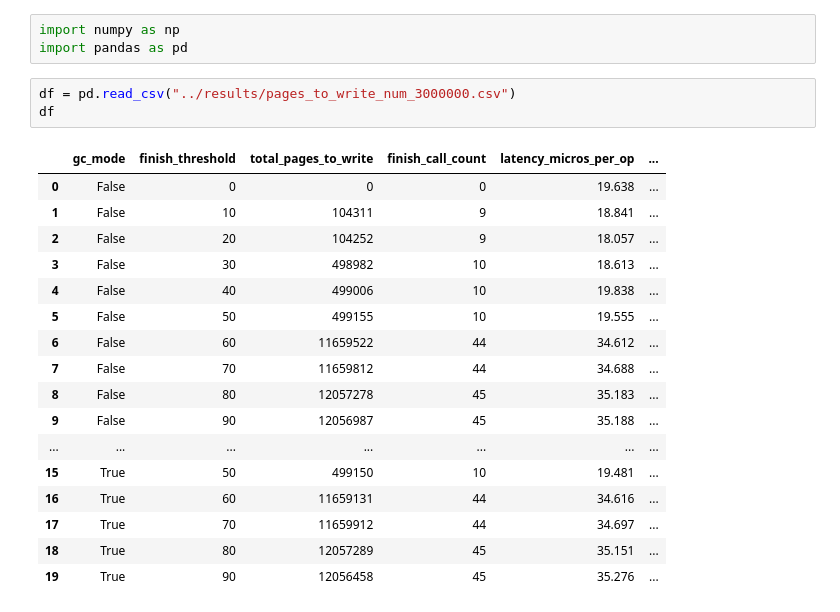
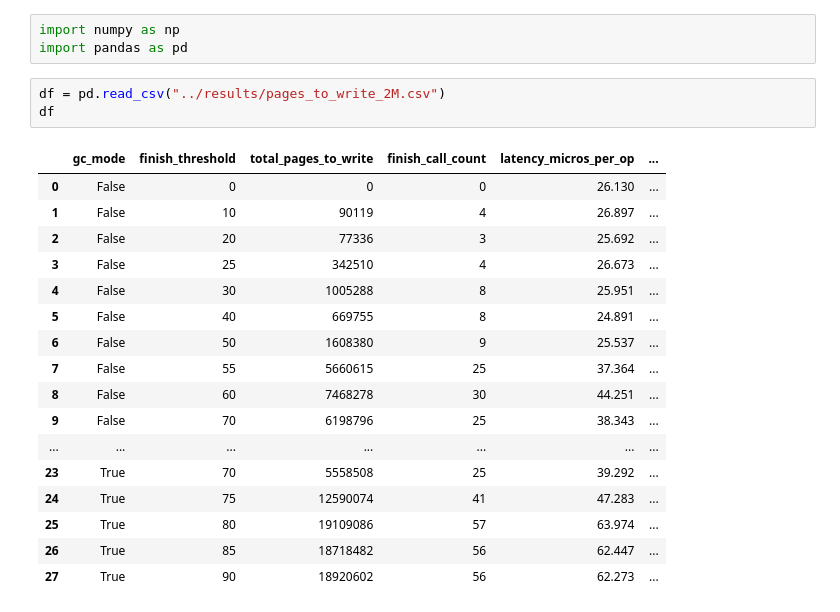
Before and after one commit to Nanat1/CS561_GC_Research, a Jupyter notebook: analysis/dlwa_analysis.ipynb, the cells around one changed output. Drawn from its saved outputs; the diff is of its cells as text.

```diff
--- a/analysis/dlwa_analysis.ipynb
+++ b/analysis/dlwa_analysis.ipynb
@@ -9,23 +9,23 @@ Comparing two zone management strategies on ZNS SSD (ConfZNS++) across different
 import numpy as np
 import pandas as pd
 # %%
-df = pd.read_csv("../results/pages_to_write_num_3000000.csv")
+df = pd.read_csv("../results/pages_to_write_2M.csv")
 df
 # %% [output]
 |  | gc_mode | finish_threshold | total_pages_to_write | finish_call_count | latency_micros_per_op | ... |
-| 0 | False | 0 | 0 | 0 | 19.638 | ... |
-| 1 | False | 10 | 104311 | 9 | 18.841 | ... |
-| 2 | False | 20 | 104252 | 9 | 18.057 | ... |
-| 3 | False | 30 | 498982 | 10 | 18.613 | ... |
-| 4 | False | 40 | 499006 | 10 | 19.838 | ... |
-| 5 | False | 50 | 499155 | 10 | 19.555 | ... |
-| 6 | False | 60 | 11659522 | 44 | 34.612 | ... |
-| 7 | False | 70 | 11659812 | 44 | 34.688 | ... |
-| 8 | False | 80 | 12057278 | 45 | 35.183 | ... |
-| 9 | False | 90 | 12056987 | 45 | 35.188 | ... |
+| 0 | False | 0 | 0 | 0 | 26.130 | ... |
+| 1 | False | 10 | 90119 | 4 | 26.897 | ... |
+| 2 | False | 20 | 77336 | 3 | 25.692 | ... |
+| 3 | False | 25 | 342510 | 4 | 26.673 | ... |
+| 4 | False | 30 | 1005288 | 8 | 25.951 | ... |
+| 5 | False | 40 | 669755 | 8 | 24.891 | ... |
+| 6 | False | 50 | 1608380 | 9 | 25.537 | ... |
+| 7 | False | 55 | 5660615 | 25 | 37.364 | ... |
+| 8 | False | 60 | 7468278 | 30 | 44.251 | ... |
+| 9 | False | 70 | 6198796 | 25 | 38.343 | ... |
 | ... | ... | ... | ... | ... | ... | ... |
-| 15 | True | 50 | 499150 | 10 | 19.481 | ... |
-| 16 | True | 60 | 11659131 | 44 | 34.616 | ... |
-| 17 | True | 70 | 11659912 | 44 | 34.697 | ... |
-| 18 | True | 80 | 12057289 | 45 | 35.151 | ... |
-| 19 | True | 90 | 12056458 | 45 | 35.276 | ... |
+| 23 | True | 70 | 5558508 | 25 | 39.292 | ... |
+| 24 | True | 75 | 12590074 | 41 | 47.283 | ... |
+| 25 | True | 80 | 19109086 | 57 | 63.974 | ... |
+| 26 | True | 85 | 18718482 | 56 | 62.447 | ... |
+| 27 | True | 90 | 18920602 | 56 | 62.273 | ... |
```
Also changed, not shown: parts of 2 cells of this notebook, 6 other files.
